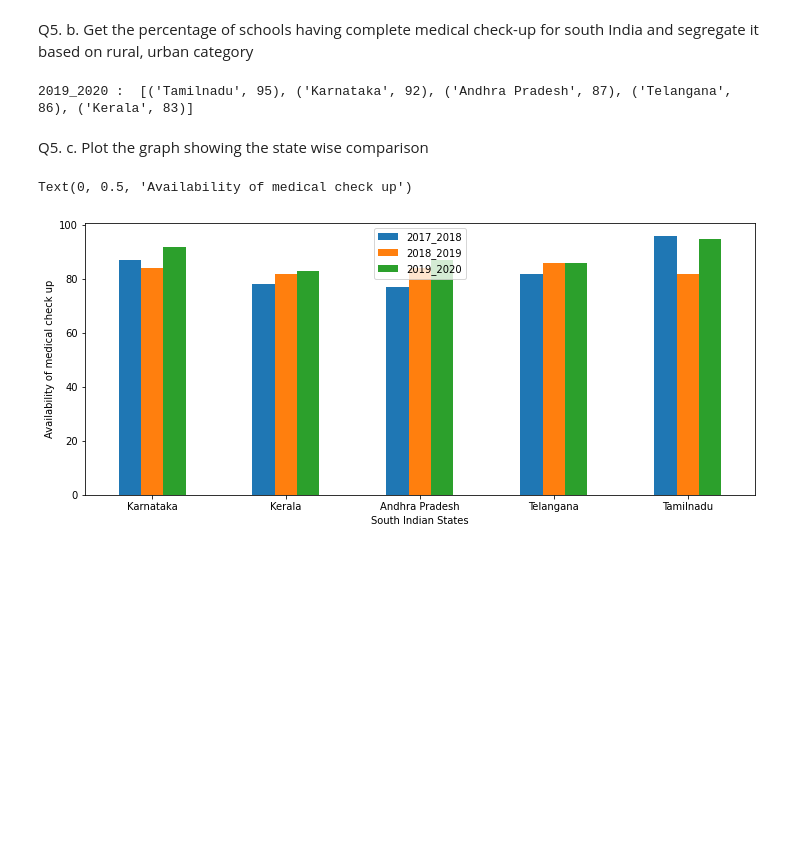
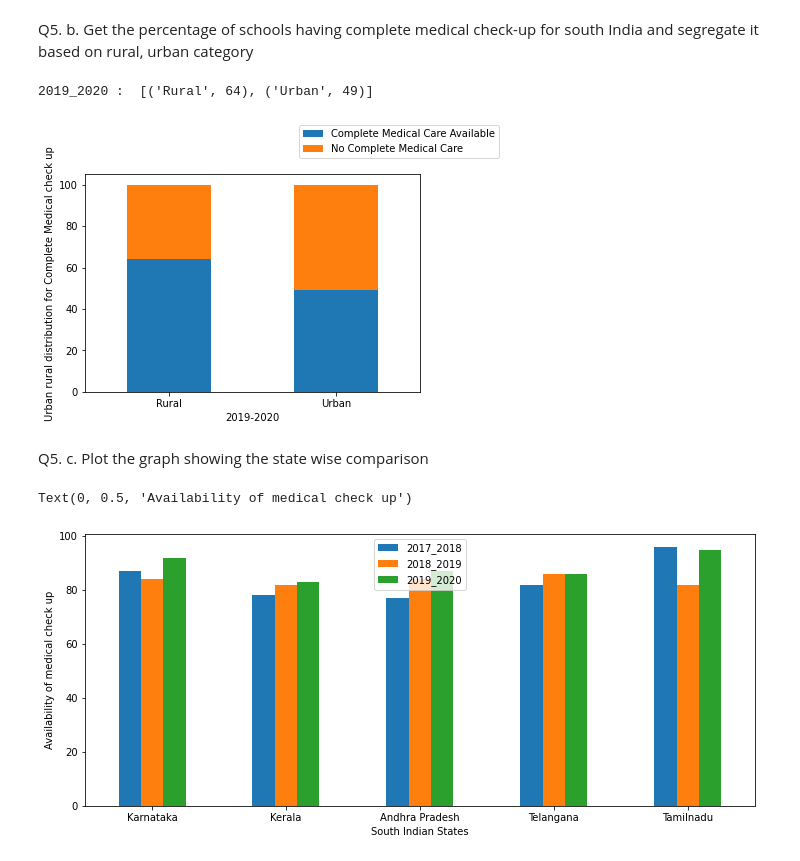
Before and after one commit to SourabhGothe/Big-Data-projects, a Jupyter notebook: projectBase_Master.ipynb, the cells around one changed output. Drawn from its saved outputs; the diff is of its cells as text; code cells hidden in the pictures; blank space fills up the shorter version.

```diff
--- a/projectBase_Master.ipynb
+++ b/projectBase_Master.ipynb
@@ -369,15 +377,17 @@ Q5. b. Get the percentage of schools having complete medical check-up for south
 # %%
 dfs = []
 for state in SouthStates:
   dfs.append(readAllDataForState(state, year))
 data = unionAll(*dfs)
-q5C, c = getSchoolsHavingMedical(SouthStates, data)
+q5C, c = getUrbanRuralCompleteMedical(SouthStates, data)
 final = []
 for i in q5C.collect():
   final.append(tuple(i))
 print(year, ": ", final)
+plot_UrbanRuralCompleteMedical(SouthStates, data)
 # %% [output]
-2019_2020 :  [('Tamilnadu', 95), ('Karnataka', 92), ('Andhra Pradesh', 87), ('Telangana', 86), ('Kerala', 83)]
+2019_2020 :  [('Rural', 64), ('Urban', 49)]
+[figure, added]
 # %% [markdown]
 Q5. c. Plot the graph showing the state wise comparison
 # %%
```
Also changed, not shown: parts of 5 cells of this notebook, 2 other files.
